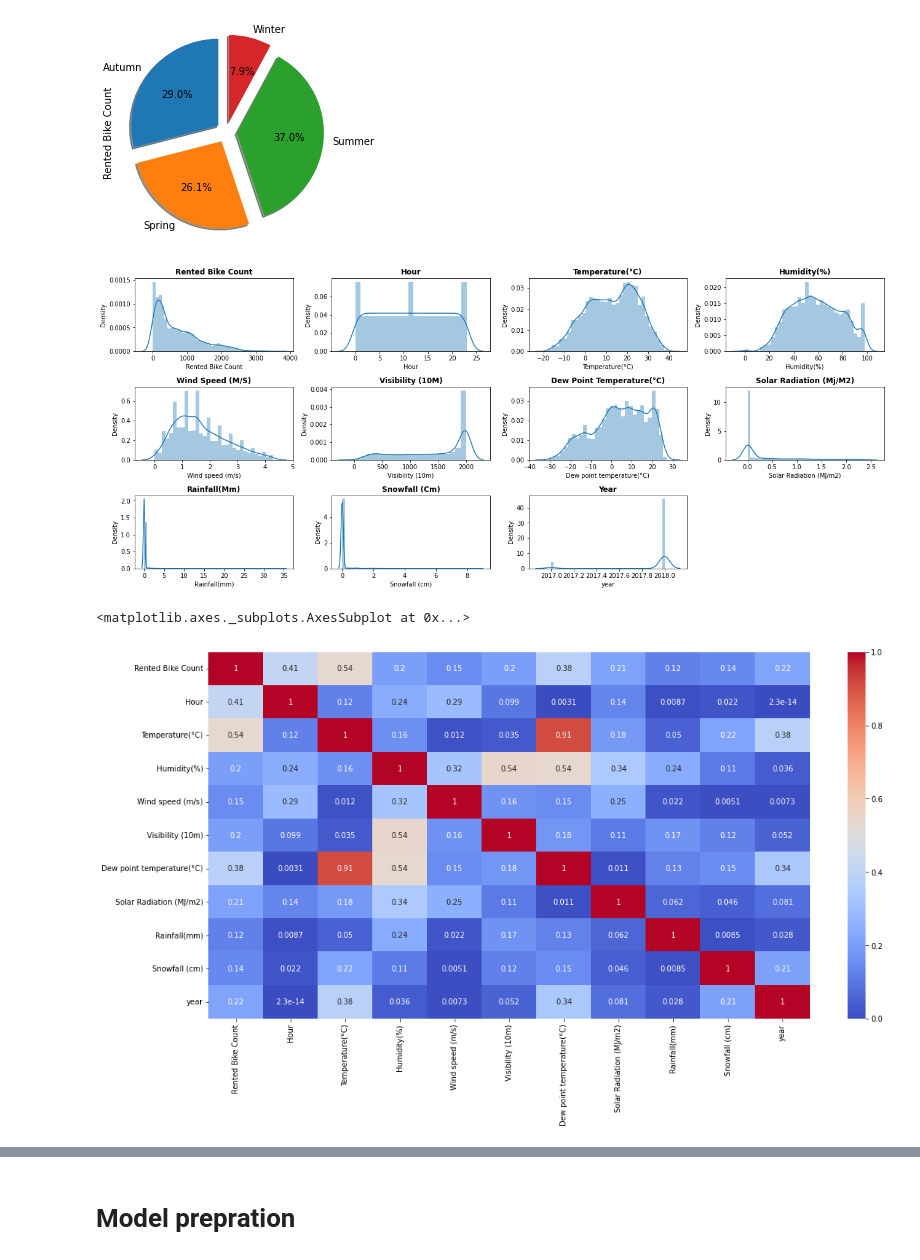
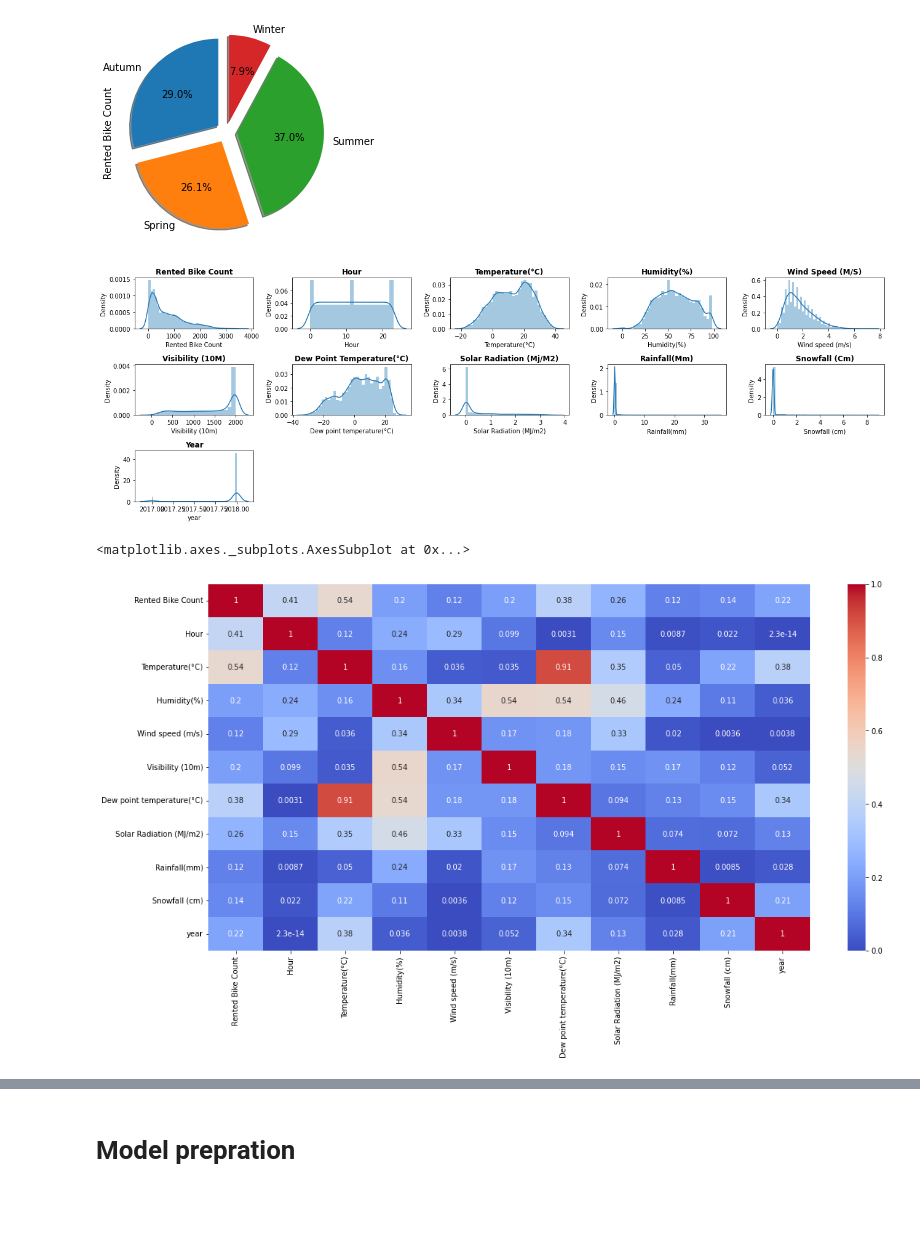
Before and after one commit to dhiru-c/Bike-Sharing-Demand-Prediction---Capstone-Project, a Jupyter notebook: Bike_Sharing_Demand_Prediction_Capstone_Project.ipynb, the cells around one changed output, grey strips where cells are left out. Saved outputs shown, nothing was run; the diff lists cells and outputs as text; code cells hidden in the pictures; blank space fills up the shorter version.

```diff
--- a/Bike_Sharing_Demand_Prediction_Capstone_Project.ipynb
+++ b/Bike_Sharing_Demand_Prediction_Capstone_Project.ipynb
@@ -175,8 +159,8 @@ Index(['Date', 'Rented Bike Count', 'Hour', 'Temperature(°C)', 'Humidity(%)',
 # %%
 # Visualization is the easiest way to have an inference about the overall data and the outliers.
-plt.figure(figsize=(18,15))
+plt.figure(figsize=(22,10))
 for n,column in enumerate(df.describe().columns):
-  plt.subplot(5, 4, n+1)
+  plt.subplot(4, 5, n+1)
   sns.boxplot(df[column])
   plt.title(f'{column.title()}',weight='bold')
   plt.tight_layout()
@@ -220,13 +176,14 @@ new_df.head()
 # %%
 #extracting date from date column
-new_df['Date']=pd.to_datetime(new_df['Date'])
-new_df['year']=pd.DatetimeIndex(new_df['Date']).year
-new_df['month']=pd.DatetimeIndex(new_df['Date']).month
-new_df['day']=pd.DatetimeIndex(new_df['Date']).day
+df['Date']=pd.to_datetime(df['Date'])
+df['year']=pd.DatetimeIndex(df['Date']).year
+df['month']=pd.DatetimeIndex(df['Date']).month
+df['day']=pd.DatetimeIndex(df['Date']).day
 
-new_df['month_name']=new_df['Date'].dt.month_name()
-new_df['day_name']=new_df['Date'].dt.day_name()
+df['month_name']=df['Date'].dt.month_name()
+df['day_name']=df['Date'].dt.day_name()
 
-new_df.drop(['Date'],axis=1,inplace=True)
+df.drop(['Date'],axis=1,inplace=True)
 # %%
-new_df['day_or_night']=new_df['Hour'].apply(lambda x: 'day' if (20 > x >5) else 'night')
+#new column having day or night
+df['day_or_night']=df['Hour'].apply(lambda x: 'day' if (20 > x >5) else 'night')
@@ -242,5 +190,5 @@ new_df.head()
 # %%
-new_df.drop(['month','day'],axis=1,inplace=True)
+df.drop(['month','day'],axis=1,inplace=True)
 # %% [markdown]
 # **EDA**
 # %%
@@ -283,20 +232,20 @@ new_df.groupby(['Seasons'])['Rented Bike Count'].sum().plot.pie( explode=explode
 [figure]
 # %%
 # Plotting the distplots for each  variable
-plt.figure(figsize=(18,12))
-for n,column in enumerate(new_df.describe().columns):
-  plt.subplot(5,4,n+1)
-  sns.distplot(new_df[column])
+plt.figure(figsize=(18,6))
+for n,column in enumerate(df.describe().columns):
+  plt.subplot(3,5,n+1)
+  sns.distplot(df[column])
   plt.title(f'{column.title()}',weight='bold')
   plt.tight_layout()
 # %% [output]
-[figure, old version]
+[figure, new version]
 # %%
 #checking corelations
 plt.figure(figsize=(18,9))
-sns.heatmap(abs(new_df.corr()), annot=True, cmap='coolwarm')
+sns.heatmap(abs(df.corr()), annot=True, cmap='coolwarm')
 # %% [output]
 <matplotlib.axes._subplots.AxesSubplot at 0x...>
-[figure, old version]
+[figure, new version]
 # %%
 #to drop the Dew point temperature(°C) column
```
Also changed, not shown: parts of 121 cells of this notebook.
